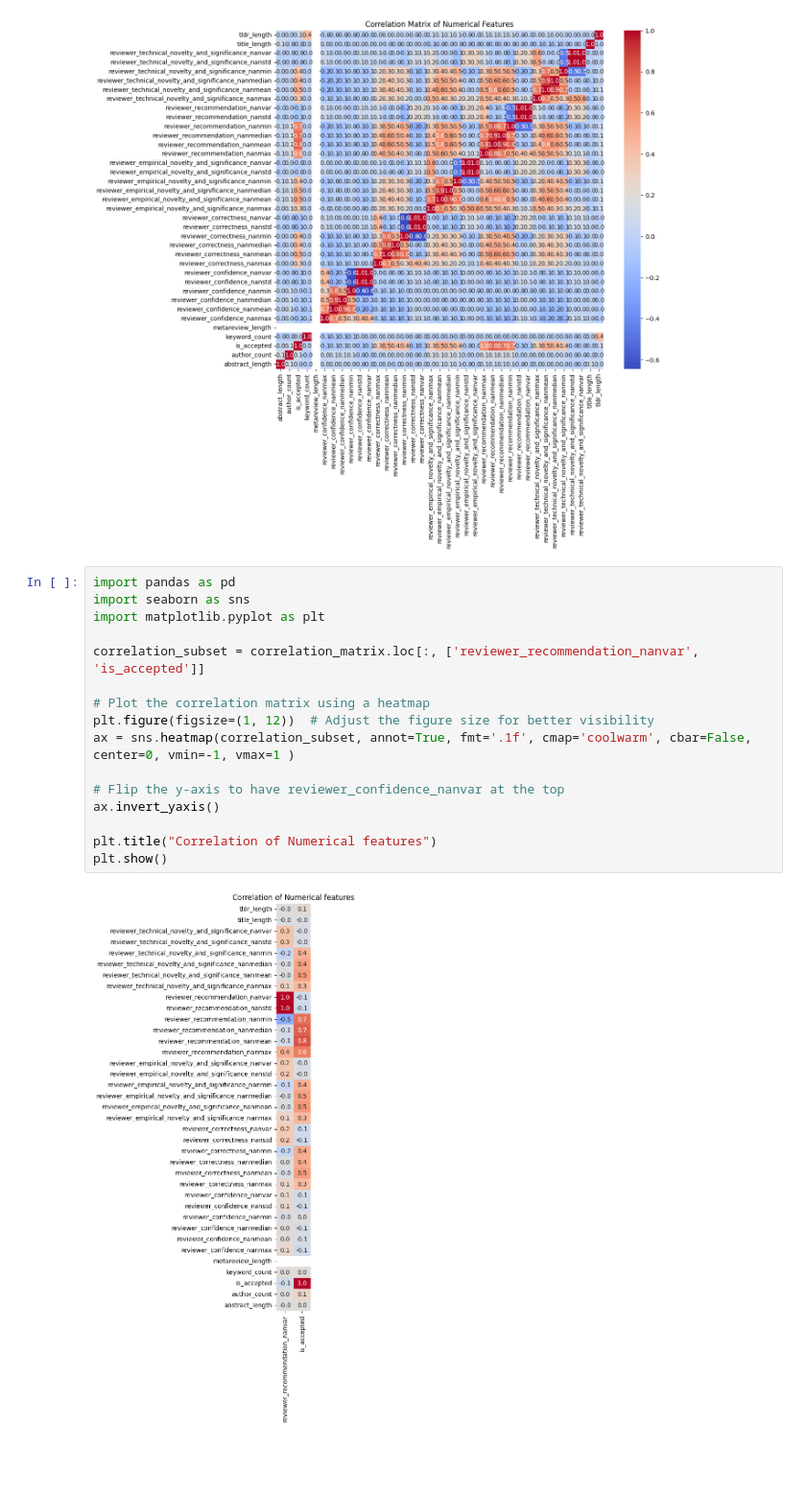
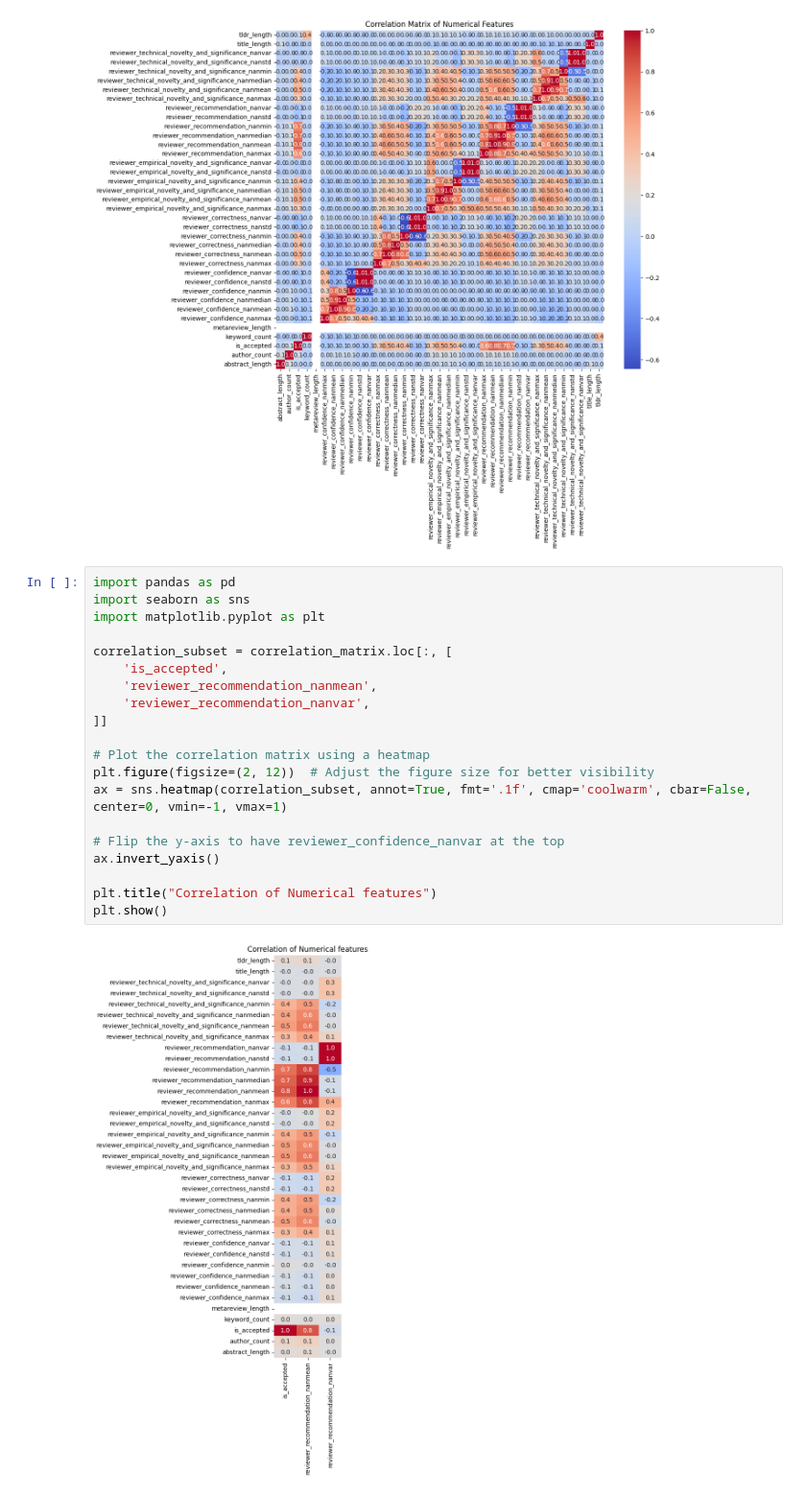
Before and after one commit to halilfarukkaragoz/data-literacy-group16, a Jupyter notebook: koray/notebooks/distribution-of-features.ipynb, the cells around one changed output. Shown at 96% size. Drawn from its saved outputs; the diff is of its cells as text; blank space fills up the shorter version.

```diff
--- a/koray/notebooks/distribution-of-features.ipynb
+++ b/koray/notebooks/distribution-of-features.ipynb
@@ -114,18 +114,22 @@ plt.show()
 # %%
 import pandas as pd
 import seaborn as sns
 import matplotlib.pyplot as plt
 
-correlation_subset = correlation_matrix.loc[:, ['reviewer_recommendation_nanvar', 'is_accepted']]
+correlation_subset = correlation_matrix.loc[:, [
+    'is_accepted',
+    'reviewer_recommendation_nanmean',
+    'reviewer_recommendation_nanvar',
+]]
 
 # Plot the correlation matrix using a heatmap
-plt.figure(figsize=(1, 12))  # Adjust the figure size for better visibility
-ax = sns.heatmap(correlation_subset, annot=True, fmt='.1f', cmap='coolwarm', cbar=False, center=0, vmin=-1, vmax=1 )
+plt.figure(figsize=(2, 12))  # Adjust the figure size for better visibility
+ax = sns.heatmap(correlation_subset, annot=True, fmt='.1f', cmap='coolwarm', cbar=False, center=0, vmin=-1, vmax=1)
 
 # Flip the y-axis to have reviewer_confidence_nanvar at the top
 ax.invert_yaxis()
 
 plt.title("Correlation of Numerical features")
 plt.show()
 # %% [output]
-[figure, old version]
+[figure, new version]
```
